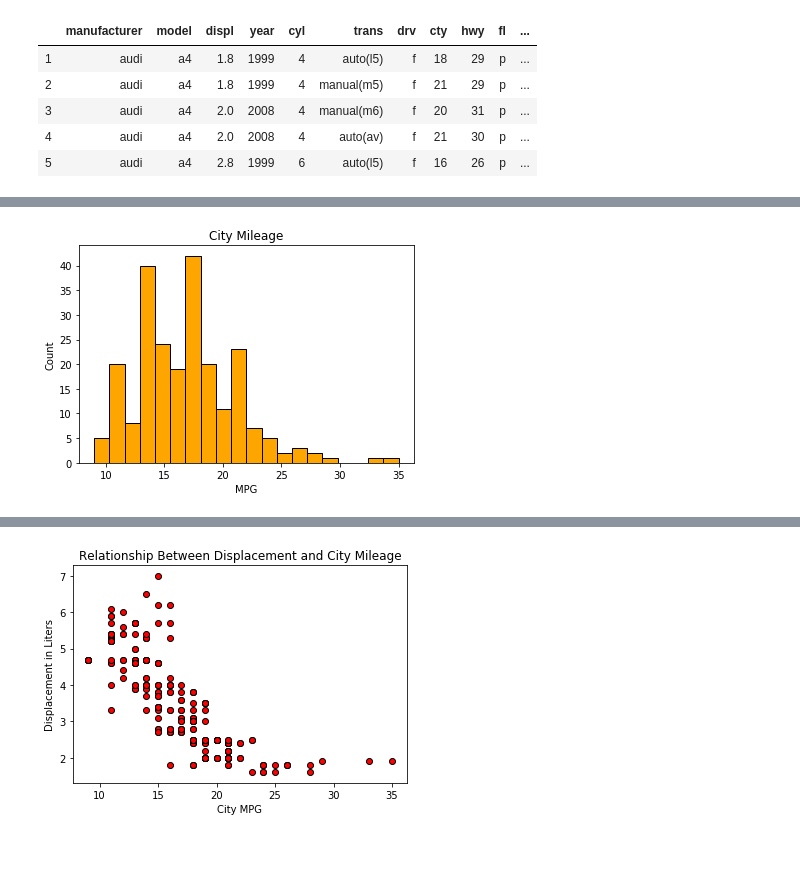
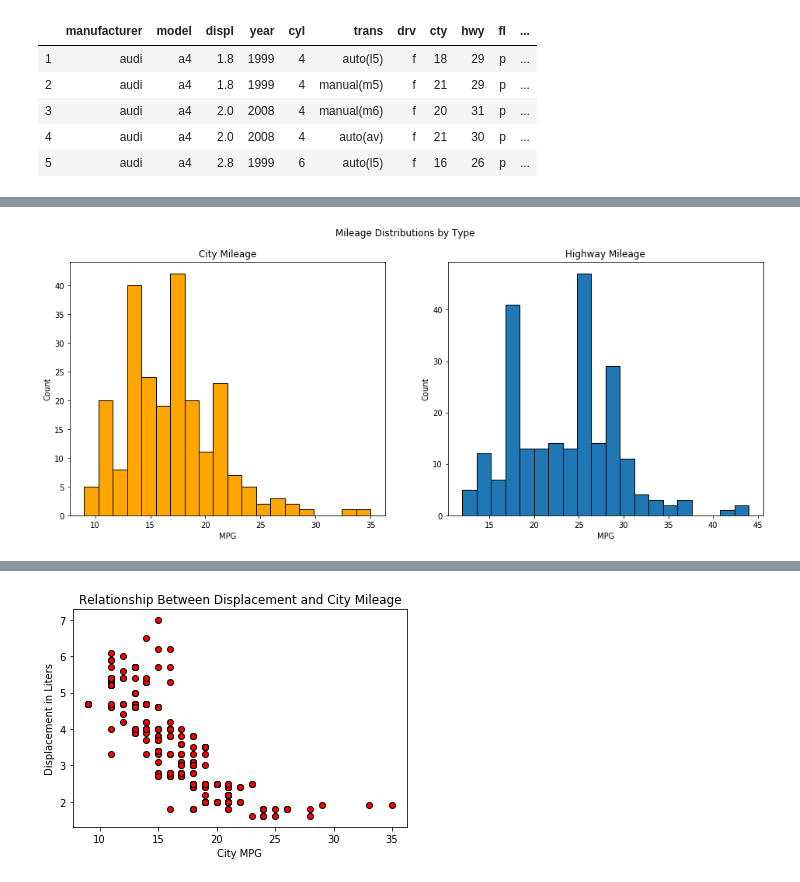
Before and after one commit to faithkane3/codeup_review, a Jupyter notebook: matplotlib.ipynb, the cells around one changed output, grey strips where cells are left out. Saved outputs shown, nothing was run; the diff lists cells and outputs as text; code cells hidden in the pictures; blank space fills up the shorter version.

```diff
--- a/matplotlib.ipynb
+++ b/matplotlib.ipynb
@@ -87,9 +133,20 @@ hwy_mileage = df.hwy
 # %%
+plt.figure(figsize=(16, 6))
+
+plt.subplot(1, 2, 1)
 plt.hist(city_mileage, bins=20, color='orange', edgecolor='black')
 plt.xlabel('MPG')
 plt.ylabel('Count')
 plt.title('City Mileage')
 
+plt.subplot(1, 2, 2)
+plt.hist(hwy_mileage, bins=20, edgecolor='black')
+plt.xlabel('MPG')
+plt.ylabel('Count')
+plt.title('Highway Mileage')
+
+plt.suptitle('Mileage Distributions by Type')
+
 plt.show()
 # %% [output]
-[figure, old version]
+[figure, new version]
```
Also changed, not shown: parts of 13 cells of this notebook, 2 other files.
